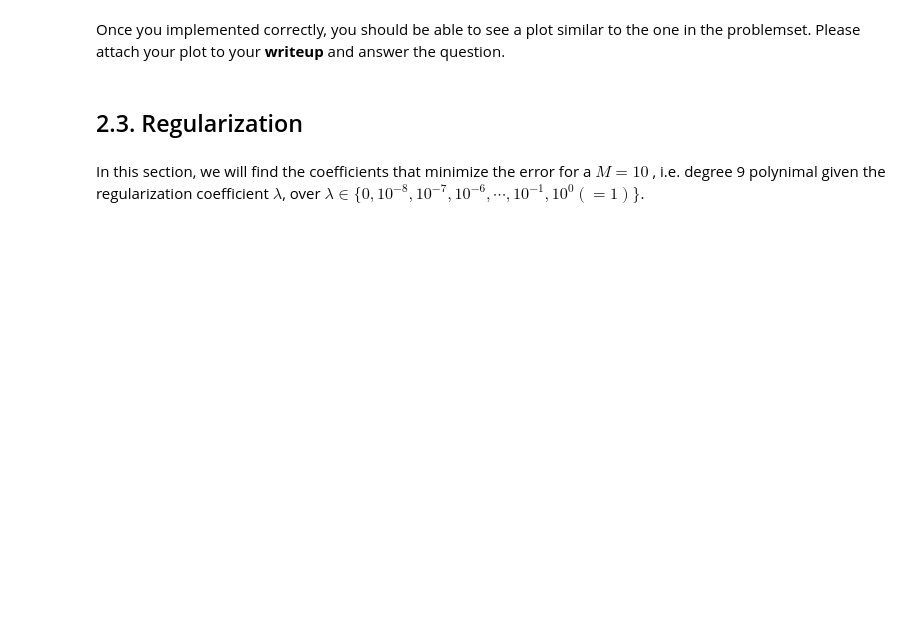
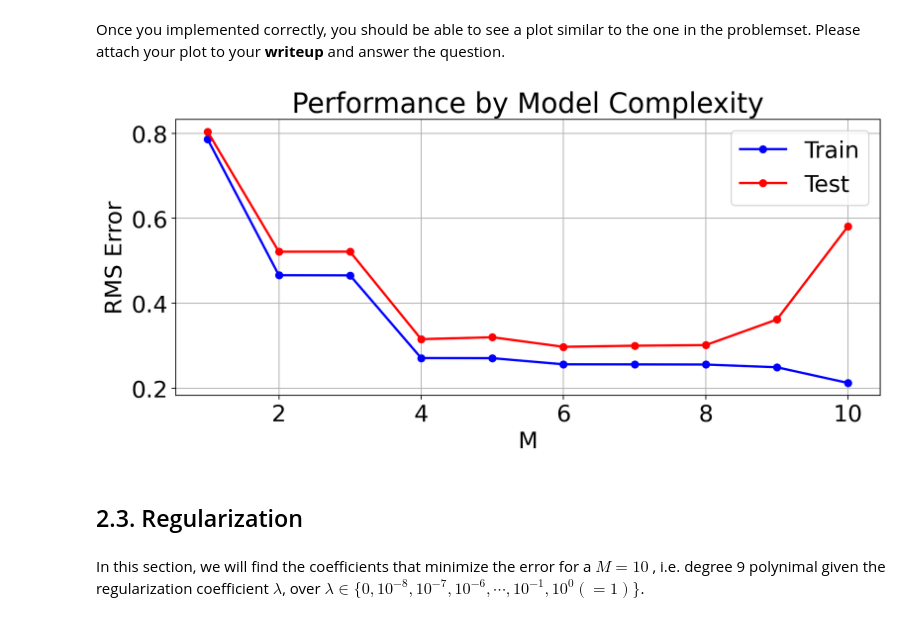
Before and after one commit to andrmayo/eecs545_hw1, a Jupyter notebook: linear_regression.ipynb, the cells around one changed output. Cells and saved outputs as stored; diff of their text form; code cells hidden in the pictures; blank space fills up the shorter version.

```diff
--- a/linear_regression.ipynb
+++ b/linear_regression.ipynb
@@ -288,27 +332,32 @@ Once you implemented correctly, you should be able to see a plot similar to the
 # %%
 fig, ax = plt.subplots()
 
 M = 10
 train_rms_errors = []
 test_rms_errors = []
 for M_candidate in range(1, M+1): #therefore the degrees are 0 to 9
     degree = M_candidate - 1
     train_rms_error, test_rms_error = linear_regression.compute_rms_for_m(
                                       x_train, y_train, x_test, y_test, degree)
 
     train_rms_errors.append(train_rms_error)
     test_rms_errors.append(test_rms_error)
 
 ax.plot(np.arange(1, M + 1), train_rms_errors,
         label='Train', color='b', marker='o', linewidth=2.0)
 ax.plot(np.arange(1, M + 1), test_rms_errors,
         label='Test', color='r', marker='o', linewidth=2.0)
 
+ax.set_title("Performance by Model Complexity")
 ax.grid()
 ax.legend()
 ax.set(xlabel="M", ylabel="RMS Error")
 
+plt.tight_layout()
+plt.savefig("rms_model_size.png")
 plt.show()
+# %% [output]
+[figure, added]
 # %% [markdown]
 ## 2.3. Regularization
 # %% [markdown]
```
Also changed, not shown: parts of 12 cells of this notebook, 7 other files.
